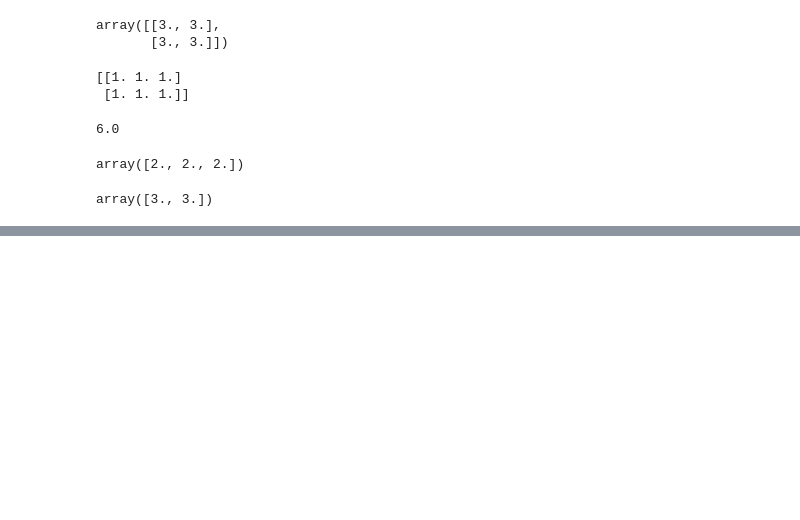
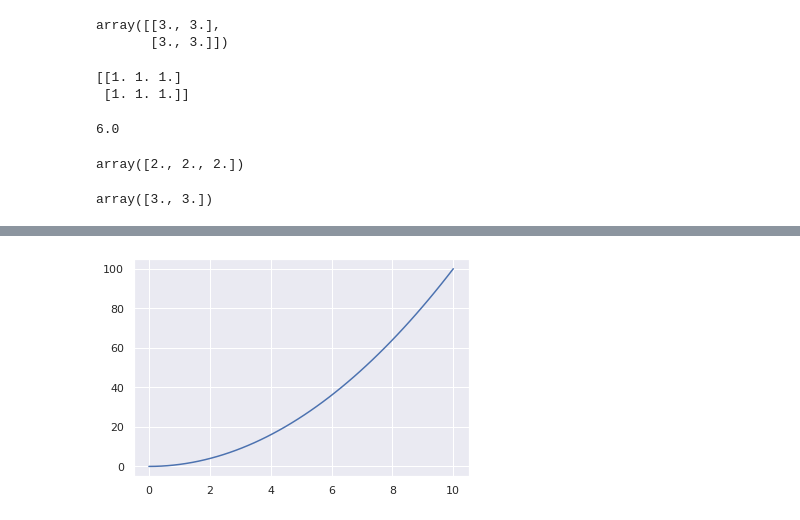
Before and after one commit to Arpitkamal/Deep-Learning---Getting-Started, a Jupyter notebook: Python_Basics.ipynb, the cells around one changed output, grey strips where cells are left out. Saved outputs shown, nothing was run; the diff lists cells and outputs as text; code cells hidden in the pictures; blank space fills up the shorter version.

```diff
--- a/Python_Basics.ipynb
+++ b/Python_Basics.ipynb
@@ -790,0 +822,8 @@ array([3., 3.])
+# %%
+import seaborn as sns
+sns.set()
+# %%
+sns.lineplot(x,y)
+plt.show()
+# %% [output]
+[figure, added]
```
Also changed, not shown: parts of 20 cells of this notebook.
